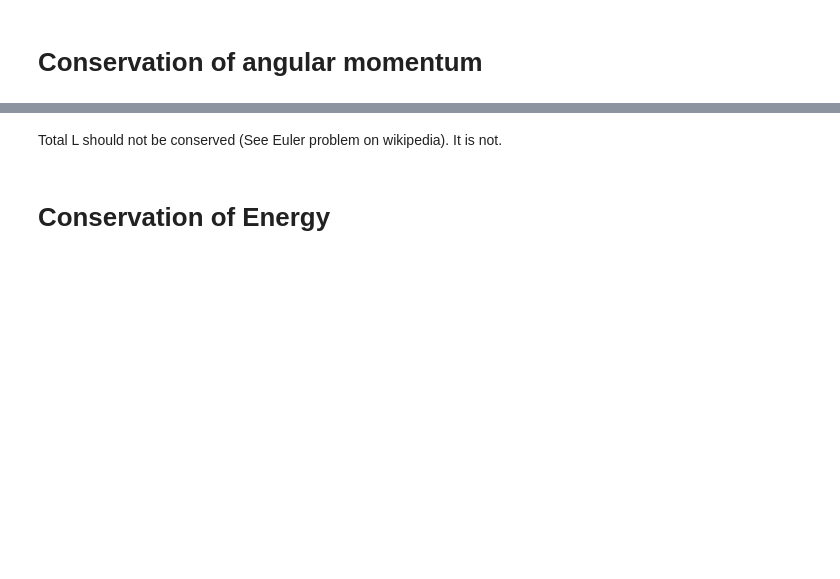
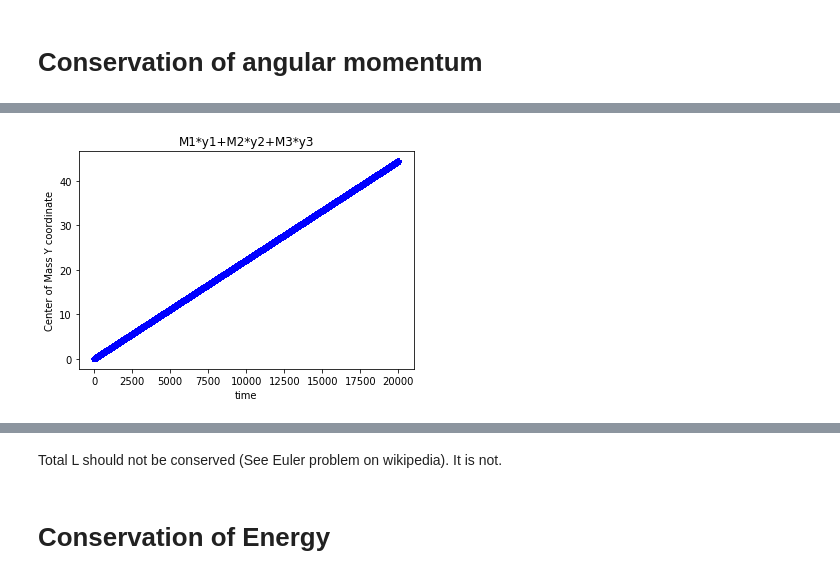
Before and after one commit to sdorsher/ThreeBodyOrbits, a Jupyter notebook: TwoStarsOnePlanet_convergenceTest.ipynb, the cells around one changed output, grey strips where cells are left out. Saved outputs shown, nothing was run; the diff lists cells and outputs as text; code cells hidden in the pictures; blank space fills up the shorter version.

```diff
--- a/TwoStarsOnePlanet_convergenceTest.ipynb
+++ b/TwoStarsOnePlanet_convergenceTest.ipynb
@@ -690,0 +775,8 @@ deltaL*Lavg
+# %%
+plt.xlabel('time')
+plt.ylabel('Center of Mass Y coordinate')
+plt.title('M1*y1+M2*y2+M3*y3')
+plt.plot(nptimes,npcm[:,1],'*b')
+plt.show()
+# %% [output]
+[figure, added]
```
Also changed, not shown: parts of 77 cells of this notebook, 3 other files.
